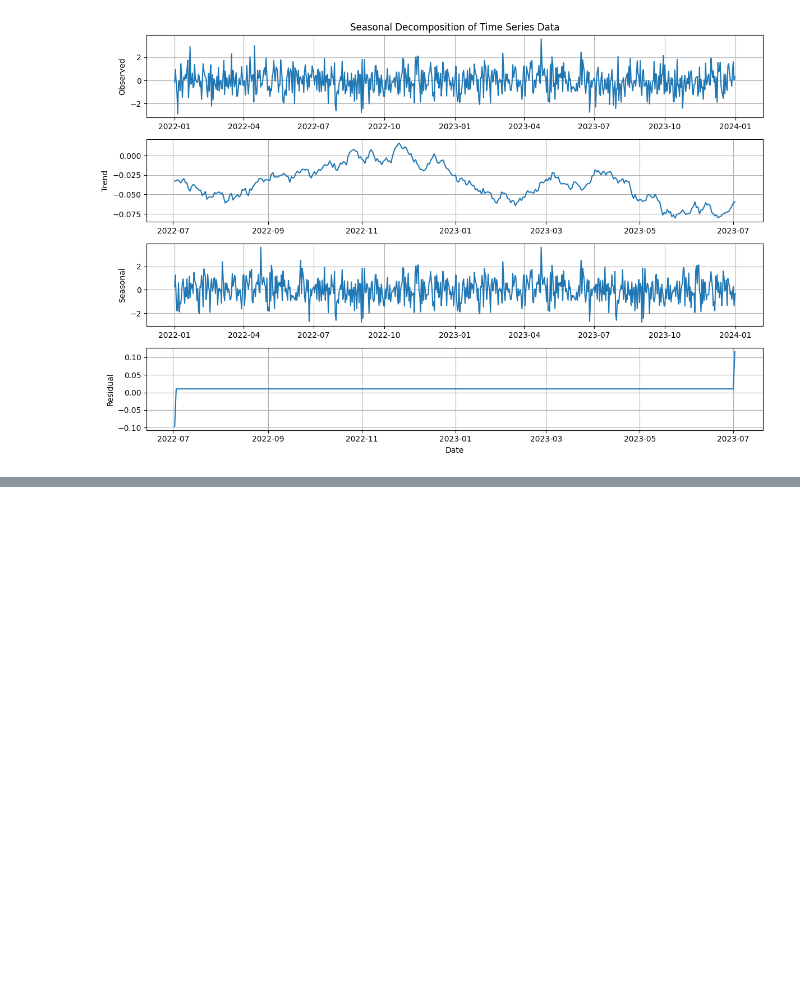
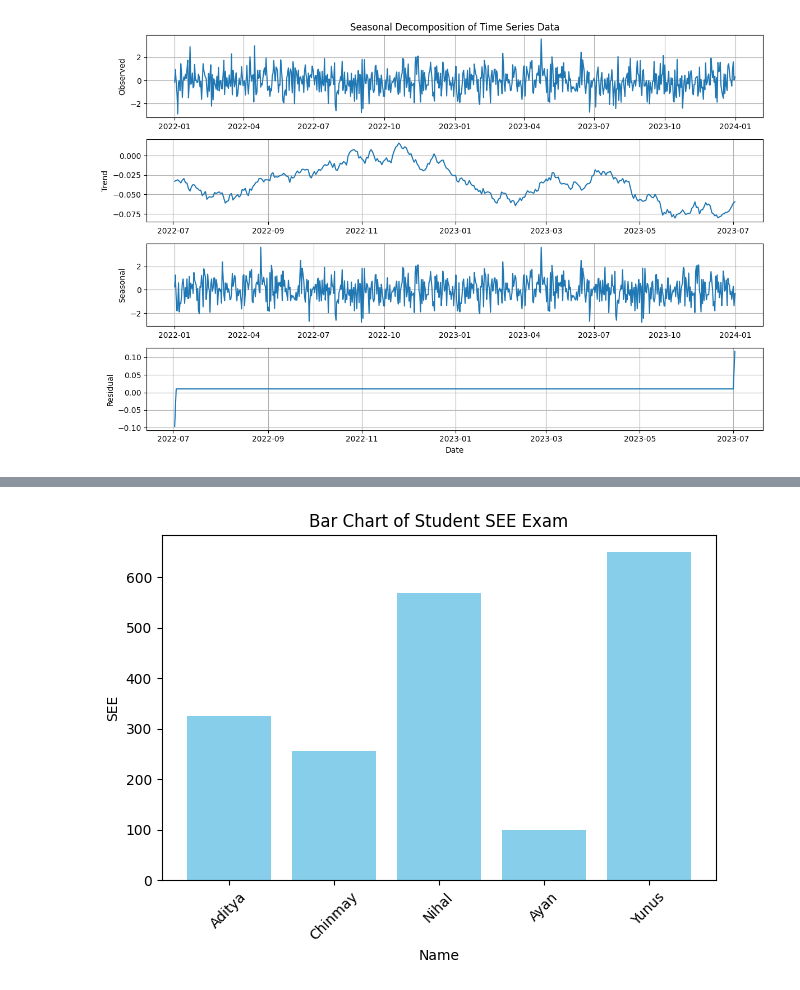
Before and after one commit to chinmayhandi/chinmay, a Jupyter notebook: AIML_Lab_Exercise.ipynb, the cells around one changed output, grey strips where cells are left out. Cells and saved outputs as stored; diff of their text form; code cells hidden in the pictures; blank space fills up the shorter version.

```diff
--- a/AIML_Lab_Exercise.ipynb
+++ b/AIML_Lab_Exercise.ipynb
@@ -1887,0 +1890,17 @@ plt.show()
+# %%
+import pandas as pd
+import matplotlib.pyplot as plt
+
+# Load data from CSV file
+data = pd.read_csv('/content/student.csv')
+# Create a bar chart
+plt.bar(name, see, color='skyblue')
+# Add labels and title
+plt.xlabel('Name')
+plt.ylabel('SEE')
+plt.title('Bar Chart of Student SEE Exam')
+plt.xticks(rotation=45)
+plt.tight_layout()
+plt.show()
+# %% [output]
+[figure, added]
```
Also changed, not shown: parts of 1 cell of this notebook.
